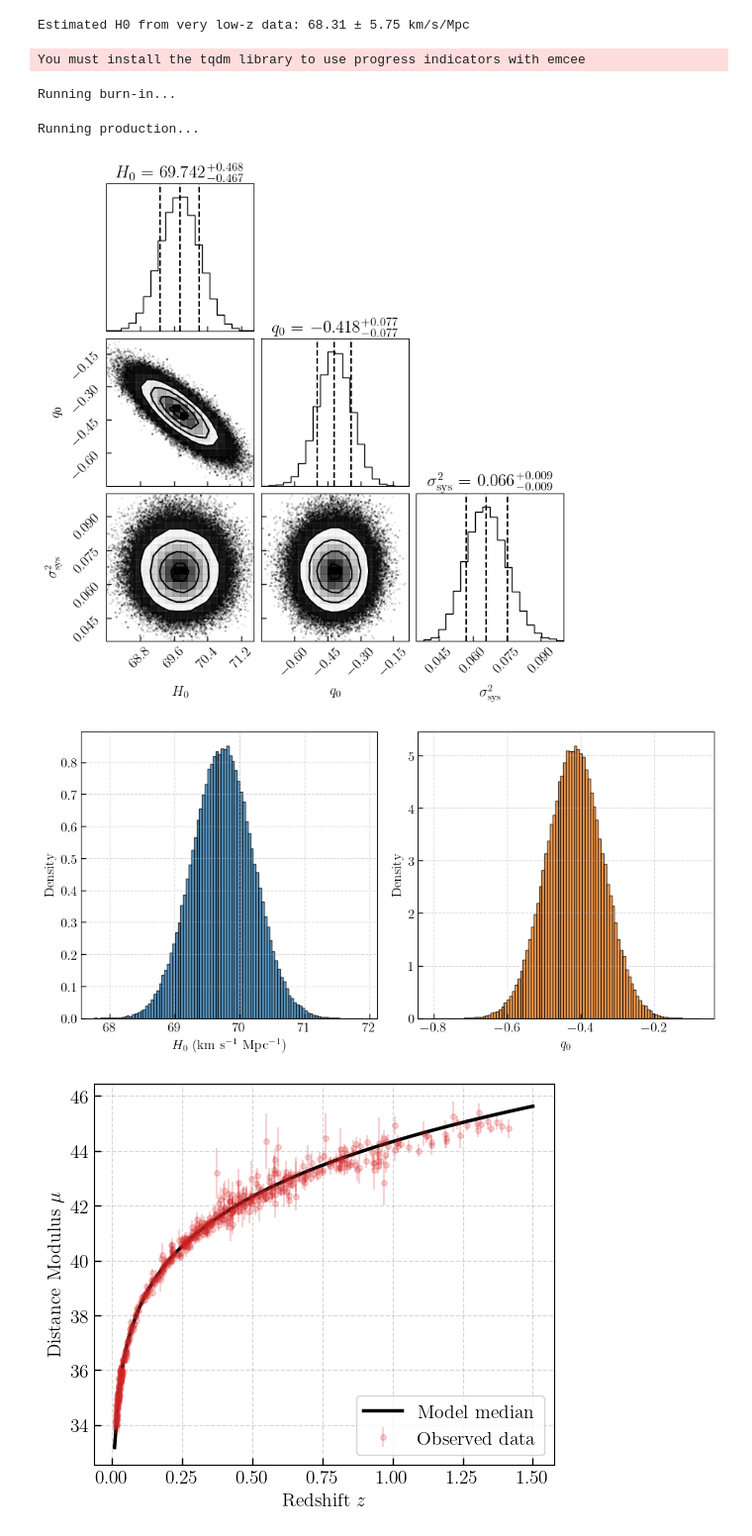
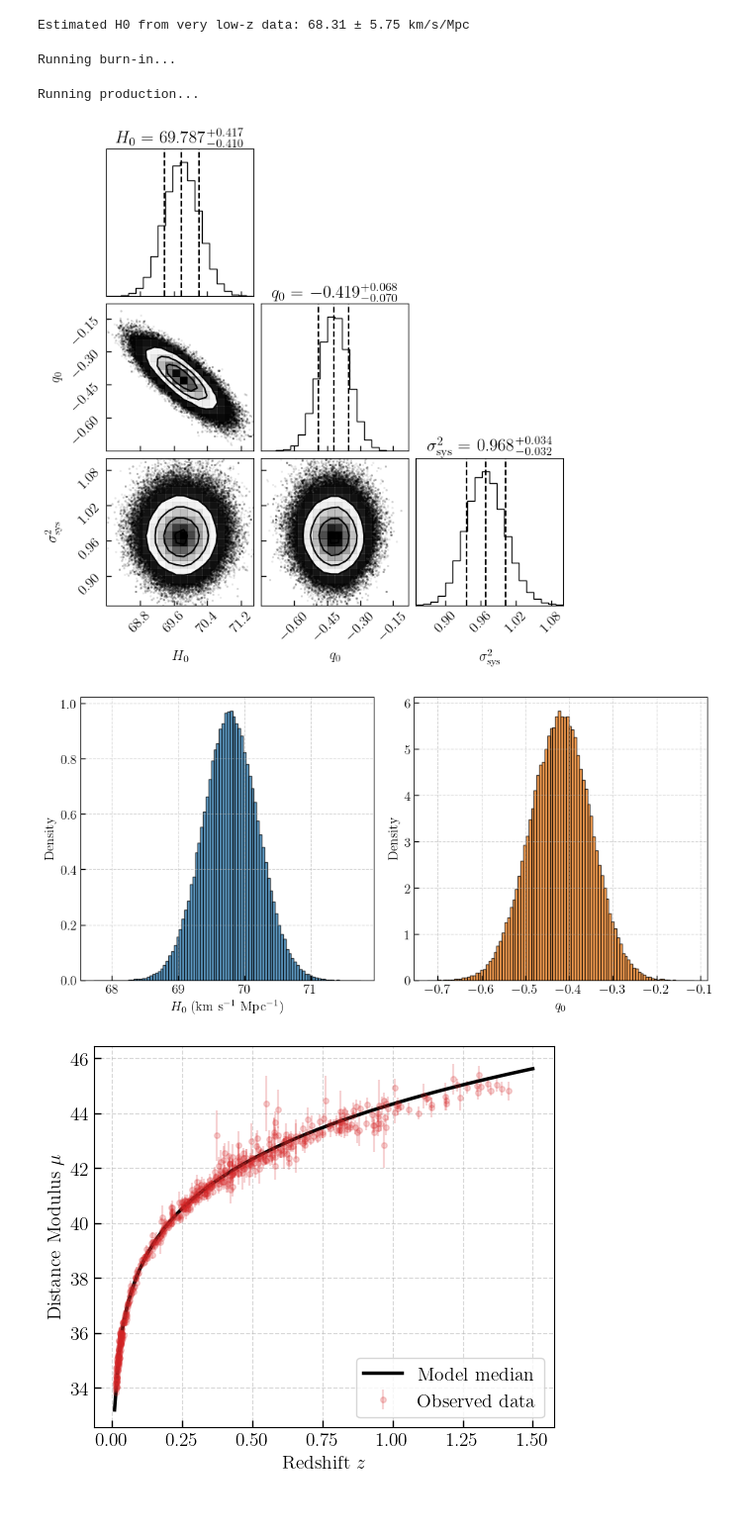
Before and after one commit to stommen/tif345_projects, a Jupyter notebook: project_1/project1_LBOS.ipynb, the cells around one changed output. Shown at 99% size. Drawn from its saved outputs; the diff is of its cells as text; code cells hidden in the pictures; blank space fills up the shorter version.

```diff
--- a/project_1/project1_LBOS.ipynb
+++ b/project_1/project1_LBOS.ipynb
@@ -50,18 +50,7 @@ q0_min, q0_max = -10, 10 # Deceleration parameter prior range
 inv_gamma_a = 1.0 # inverse gamma parameter for systematic error model
 inv_gamma_scale = 1.0 # inverse gamma scale for systematic error model
 
-# Combine stat + provided systematic errors into a measurement variance
-s_meas = np.sqrt(mu_err_fit**2 + data_sys_fit**2)  # shape of the errors
-
-c = 299792.458  # speed of light in km/s
-H0_min, H0_max = 30, 100
-q0_min, q0_max = -2, 2
-
-# Inverse-gamma prior hyperparameters for the *scale* sigma^2
-inv_gamma_a     = 1.0
-inv_gamma_scale = 1.0  # so sigma^2 ~ O(1) a priori
-
-# Very-low-z H0 sanity check (optional)
+# Very-low-z H0 sanity check
 mini_mask = z < 0.05
 d_L = (10**((mu_obs[mini_mask] + 5) / 5)) / 1e6  # in Mpc
 H_0 = c * z[mini_mask] / d_L
@@ -85,21 +74,29 @@ def log_prior(theta):
     return -np.inf
 
 def log_likelihood(theta, z, mu_obs, mu_err):
-    """Calculate the log likelihood of the observed data given the model parameters."""
     H0, q0, sigma_sys_log = theta
     sigma_sys = np.exp(sigma_sys_log)
+    if sigma_sys <= 0:
+        return -np.inf
     mu_model = mu_theory(z, H0, q0, c)
-    s2 = s_meas**2
-    var = sigma2 * s2  # weights ∝ 1 / s2, as required
-    if np.any(var <= 0) or np.any(np.isnan(mu_model)):
+    if np.any(~np.isfinite(mu_model)):
         return -np.inf
-    return -0.5 * np.sum((mu_obs - mu_model)**2 / var + np.log(2 * np.pi * var))
+    var = mu_err**2 * sigma_sys**2
+    if np.any(var <= 0):
+        return -np.inf
+    logpdf = stats.norm.logpdf(mu_obs, loc=mu_model, scale=np.sqrt(var))
+    if np.any(~np.isfinite(logpdf)):
+        return -np.inf
+    return np.sum(logpdf)
 
-def log_posterior(theta, z, mu_obs, s_meas):
+def log_posterior(theta, z, mu_obs, mu_err):
     lp = log_prior(theta)
     if not np.isfinite(lp):
         return -np.inf
-    return lp + log_likelihood(theta, z, mu_obs, s_meas)
+    ll = log_likelihood(theta, z, mu_obs, mu_err)
+    if not np.isfinite(ll):
+        return -np.inf
+    return lp + ll
 # %%
 ### Run MCMC ###
 
@@ -120,41 +117,40 @@ print("Running production...")
 sampler.run_mcmc(pos, 5000, progress=True)
 
 samples = sampler.get_chain(flat=True)
-H0_samples   = samples[:, 0]
-q0_samples   = samples[:, 1]
-sigma2_post  = samples[:, 2]   # posterior on sigma^2
+H0_samples = samples[:, 0]
+q0_samples = samples[:, 1]
+sigma2_samples = np.exp(samples[:, 2])
 # %% [output]
-You must install the tqdm library to use progress indicators with emcee
+Running burn-in...
-Running burn-in...
+Running production...
-Running production...
 # %%
 ### Results ###
 
 # Corner plot
-fig = corner.corner(np.vstack([H0_samples, q0_samples, s2_samples]).T,
+fig = corner.corner(np.vstack([H0_samples, q0_samples, sigma2_samples]).T,
                     labels=[r"$H_0$", r"$q_0$", r"$\sigma_{\mathrm{sys}}^2$"],
-                    range=[[68, 71.5], [-0.75, -0.08], [0.035, 0.1]],
+                    range=[[68, 71.5], [-0.75, -0.08], [0.85, 1.1]],
                     show_titles=True,
                     title_fmt=".3f",
                     quantiles=[0.16, 0.5, 0.84])
 # fig.savefig("posterior_corner.png")
 
 # Histograms of individual parameters
 fig, axes = plt.subplots(1, 2, figsize=(10, 5))
 axes[0].hist(H0_samples, bins=100, density=True, color='tab:blue', alpha=0.7, edgecolor='black')
 axes[0].set_xlabel(r"$H_0$ (km s$^{-1}$ Mpc$^{-1}$)")
 axes[0].set_ylabel("Density")
 axes[0].grid(True, linestyle='--', alpha=0.5)
 axes[1].hist(q0_samples, bins=100, density=True, color='tab:orange', alpha=0.7, edgecolor='black')
 axes[1].set_xlabel(r"$q_0$")
 axes[1].set_ylabel("Density")
 axes[1].grid(True, linestyle='--', alpha=0.5)
 plt.tight_layout()
 # plt.savefig("posterior_histograms.png")
 plt.show()
 # %% [output]
-[figure, old version]
+[figure, new version]
-[figure, old version]
+[figure, new version]
 # %%
 ### Posterior predictive plot of distance modulus ###
 
```
Also changed, not shown: parts of 3 cells of this notebook.
